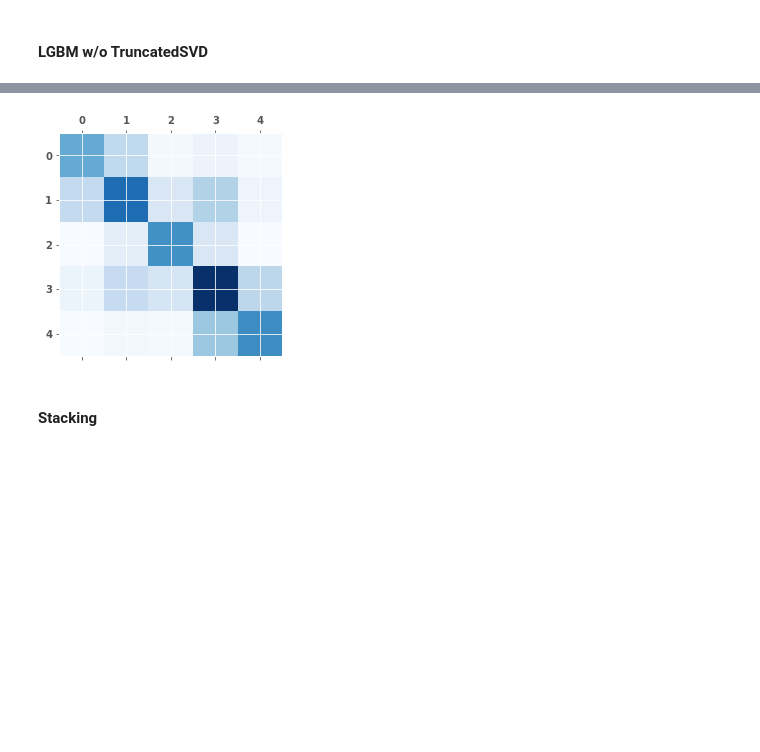
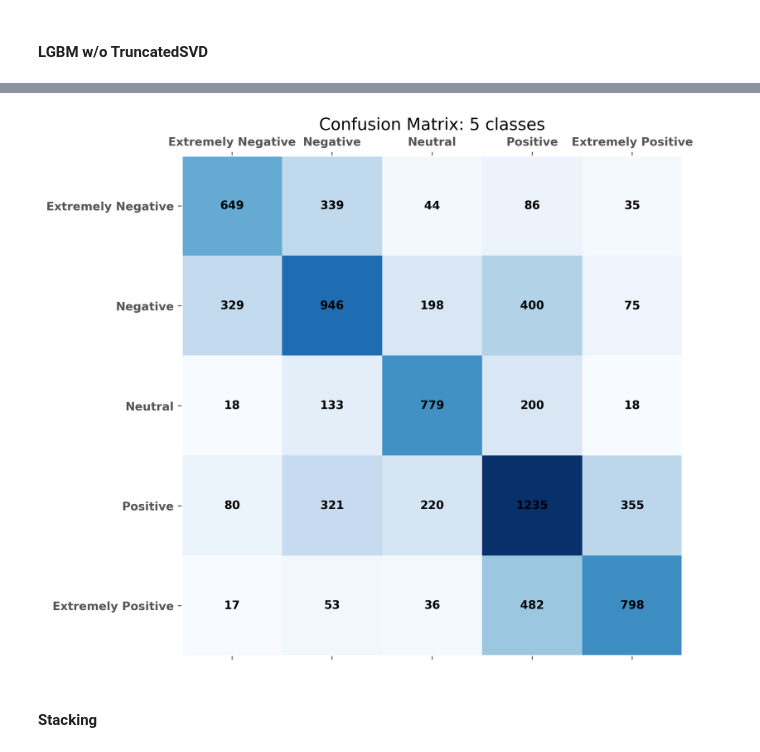
Before and after one commit to JavierLiao/EODS_Project2_Group9, a Jupyter notebook: doc/nlp_general_pipeline.ipynb, the cells around one changed output, grey strips where cells are left out. Drawn from its saved outputs; the diff is of its cells as text; code cells hidden in the pictures; blank space fills up the shorter version.

Commit message:
udpate proj2 nlp pipeline

```diff
--- a/doc/nlp_general_pipeline.ipynb
+++ b/doc/nlp_general_pipeline.ipynb
@@ -734,49 +734,69 @@ The best TruncatedSVD directions should be around 800 - 1000.
 # %% [markdown]
 #### LGBM w/o TruncatedSVD
 # %%
-pipe_lgbc = Pipeline([
-    ('tfidf', TfidfVectorizer()),
-    ('lgbc', LGBMClassifier())
-])
+# pipe_lgbc = Pipeline([
+#     ('tfidf', TfidfVectorizer()),
+#     ('lgbc', LGBMClassifier())
+# ])
 
-param_grid_lgbc = {
-    'tfidf__min_df':[10, 30, 50],
-    'tfidf__max_df':[0.1, 0.2, 0.4, 0.6],
-    'lgbc__n_estimators':[1000],
-    'lgbc__max_depth':[50, 100],
-    'lgbc__num_leaves':[300],
-    'lgbc__learning_rate':[0.005],
-    'lgbc__n_jobs':[-1],
-    'lgbc__random_state':[42],
-    'lgbc__importance_type':['gain']
-}
+# param_grid_lgbc = {
+#     'tfidf__min_df':[10, 30],
+#     'tfidf__max_df':[0.05, 0.1],
+#     'lgbc__n_estimators':[1100],
+#     'lgbc__max_depth':[200],
+#     'lgbc__num_leaves':[800],
+#     'lgbc__learning_rate':[0.005],
+#     'lgbc__n_jobs':[-1],
+#     'lgbc__random_state':[42],
+#     'lgbc__importance_type':['gain']
+# }
 
-gs_pipe_lgbc = GridSearchCV(
-    pipe_lgbc,
-    param_grid_lgbc,
-    scoring = 'accuracy',
-    cv = 5,
-    n_jobs = -1,
-    verbose = 2
-).fit(x_train, y_train)
+# gs_pipe_lgbc = GridSearchCV(
+#     pipe_lgbc,
+#     param_grid_lgbc,
+#     scoring = 'accuracy',
+#     cv = 5,
+#     n_jobs = -1,
+#     verbose = 2
+# ).fit(x_train, y_train)
 
 
-clf = gs_pipe_lgbc.best_estimator_
-cv_result = gs_pipe_lgbc.cv_results_
-test_score = clf.score(x_test, y_test)
-best_index = gs_pipe_lgbc.best_index_
-best_train_score = gs_pipe_lgbc.best_score_
-best_validation_score = cv_result['mean_test_score'][best_index]
-best_params = gs_pipe_lgbc.best_params_
-clf.booster_.save_model('model_nosvd.txt')
+# clf = gs_pipe_lgbc.best_estimator_
+# cv_result = gs_pipe_lgbc.cv_results_
+# test_score = clf.score(x_test, y_test)
+# best_index = gs_pipe_lgbc.best_index_
+# best_train_score = gs_pipe_lgbc.best_score_
+# best_validation_score = cv_result['mean_test_score'][best_index]
+# best_params = gs_pipe_lgbc.best_params_
+# clf.booster_.save_model('model_nosvd.txt')
 
-print(f'Best param: \n{gs_pipe_lgbc.best_params_}')
-print(f'Best score: \n{gs_pipe_lgbc.best_score_:0.4f}')
+# print(f'Best param: \n{gs_pipe_lgbc.best_params_}')
+# print(f'Best score: \n{gs_pipe_lgbc.best_score_:0.4f}')
 
 y_predict = gs_pipe_lgbc.best_estimator_.predict(x_test)
 print(f'Test Accuracy:{accuracy_score(y_test, y_predict):.4f}')
 my_cmap = cm.get_cmap('Blues')
+fig, ax = plt.subplots(1,1, figsize = (8,8), dpi = 320)
 conf_mx = confusion_matrix(y_test, y_predict)
-plt.matshow(conf_mx, cmap = my_cmap)
+ax.matshow(conf_mx, cmap = my_cmap)
+# Loop over data dimensions and create text annotations.
+for i in range(5):
+    for j in range(5):
+        text = ax.text(j, i, conf_mx[i, j],
+                ha = "center",
+                va = "center",
+                color = "black"
+            )
+ax.grid(False)
+ax.set_xticks(np.arange(5), labels = ["Extremely Negative", "Negative", "Neutral", "Positive", "Extremely Positive"])
+ax.set_yticks(np.arange(5), labels = ["Extremely Negative", "Negative", "Neutral", "Positive", "Extremely Positive"])
+ax.set_title("Confusion Matrix: 5 classes")
 plt.show()
+
+# {'lgbc__importance_type': 'gain', 'lgbc__learning_rate': 0.005,
+# 'lgbc__max_depth': 100, 'lgbc__n_estimators': 1000, 'lgbc__n_jobs': -1,
+# 'lgbc__num_leaves': 300, 'lgbc__random_state': 42, 'tfidf__max_df': 0.1, 'tfidf__min_df': 10}
+# Best score:
+# 0.5398
+# Test Accuracy:0.5617
 # %% [output]
@@ -799,5 +803,5 @@ Best score:
 Test Accuracy:0.5617
-[figure, old version]
+[figure, new version]
 # %% [markdown]
 #### Stacking
 # %%
```
Also changed, not shown: parts of 1 cell of this notebook.
